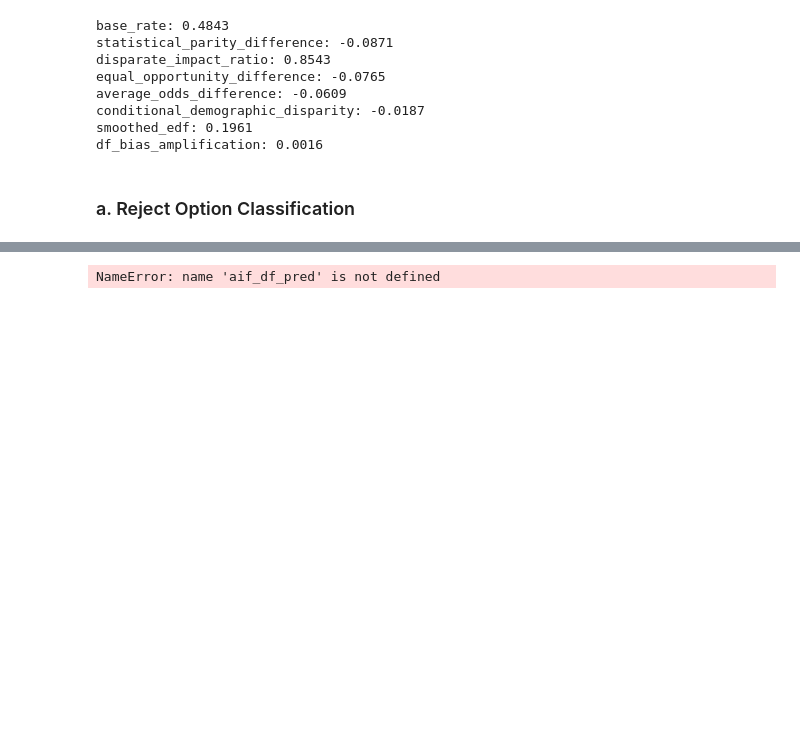
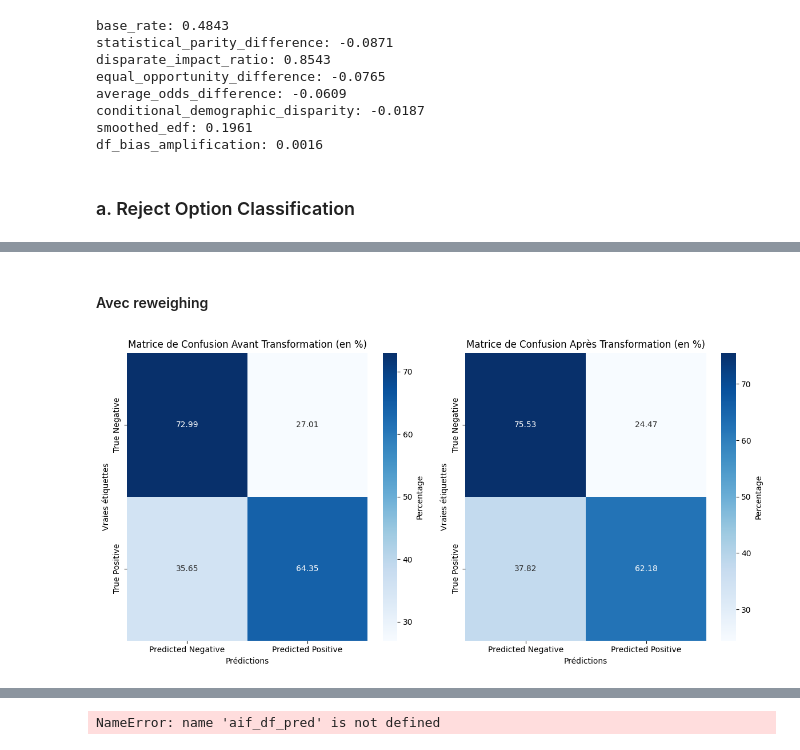
Before and after one commit to Raouf-Medj/projet-fairness, a Jupyter notebook: rendu.ipynb, the cells around one changed output, grey strips where cells are left out. Drawn from its saved outputs; the diff is of its cells as text; code cells hidden in the pictures; blank space fills up the shorter version.

```diff
--- a/rendu.ipynb
+++ b/rendu.ipynb
@@ -1379,3 +1339,5 @@ average_odds_difference: -0.0609
 conditional_demographic_disparity: -0.0187
 smoothed_edf: 0.1961
 df_bias_amplification: 0.0016
+# %%
+pred_rw = pd.read_csv("./expe_log/preds_RW.csv")
@@ -1567,0 +1512,2 @@ plot_confusion_matrix_by_group(
+# %% [markdown]
+#### Avec reweighing
@@ -1567,0 +1535,41 @@ plot_confusion_matrix_by_group(
+# %%
+ROC = ROC.fit(test_dataset_rw, test_with_preds)
+transformed_dataset = ROC.predict(test_with_preds)
+# %%
+import seaborn as sns
+import matplotlib.pyplot as plt
+from sklearn.metrics import confusion_matrix
+import numpy as np
+
+# Matrice de confusion avant et après transformation
+conf_matrix_orig = confusion_matrix(test_dataset_rw.labels, test_with_preds.labels)
+conf_matrix_transf = confusion_matrix(test_dataset_rw.labels, transformed_dataset.labels)
+
+# Normalisation en pourcentages
+conf_matrix_orig_percentage = conf_matrix_orig / conf_matrix_orig.sum(axis=1)[:, np.newaxis] * 100
+conf_matrix_transf_percentage = conf_matrix_transf / conf_matrix_transf.sum(axis=1)[:, np.newaxis] * 100
+
+# Création des heatmaps
+fig, axes = plt.subplots(1, 2, figsize=(12, 6))
+
+# Heatmap avant transformation (en pourcentages)
+sns.heatmap(conf_matrix_orig_percentage, annot=True, fmt=".2f", cmap="Blues",
+            xticklabels=["Predicted Negative", "Predicted Positive"],
+            yticklabels=["True Negative", "True Positive"], ax=axes[0], cbar_kws={'label': 'Percentage'})
+axes[0].set_title('Matrice de Confusion Avant Transformation (en %)')
+axes[0].set_xlabel('Prédictions')
+axes[0].set_ylabel('Vraies étiquettes')
+
+# Heatmap après transformation (en pourcentages)
+sns.heatmap(conf_matrix_transf_percentage, annot=True, fmt=".2f", cmap="Blues",
+            xticklabels=["Predicted Negative", "Predicted Positive"],
+            yticklabels=["True Negative", "True Positive"], ax=axes[1], cbar_kws={'label': 'Percentage'})
+axes[1].set_title('Matrice de Confusion Après Transformation (en %)')
+axes[1].set_xlabel('Prédictions')
+axes[1].set_ylabel('Vraies étiquettes')
+
+# Affichage
+plt.tight_layout()
+plt.show()
+# %% [output]
+[figure, added]
```
Also changed, not shown: parts of 42 cells of this notebook.
